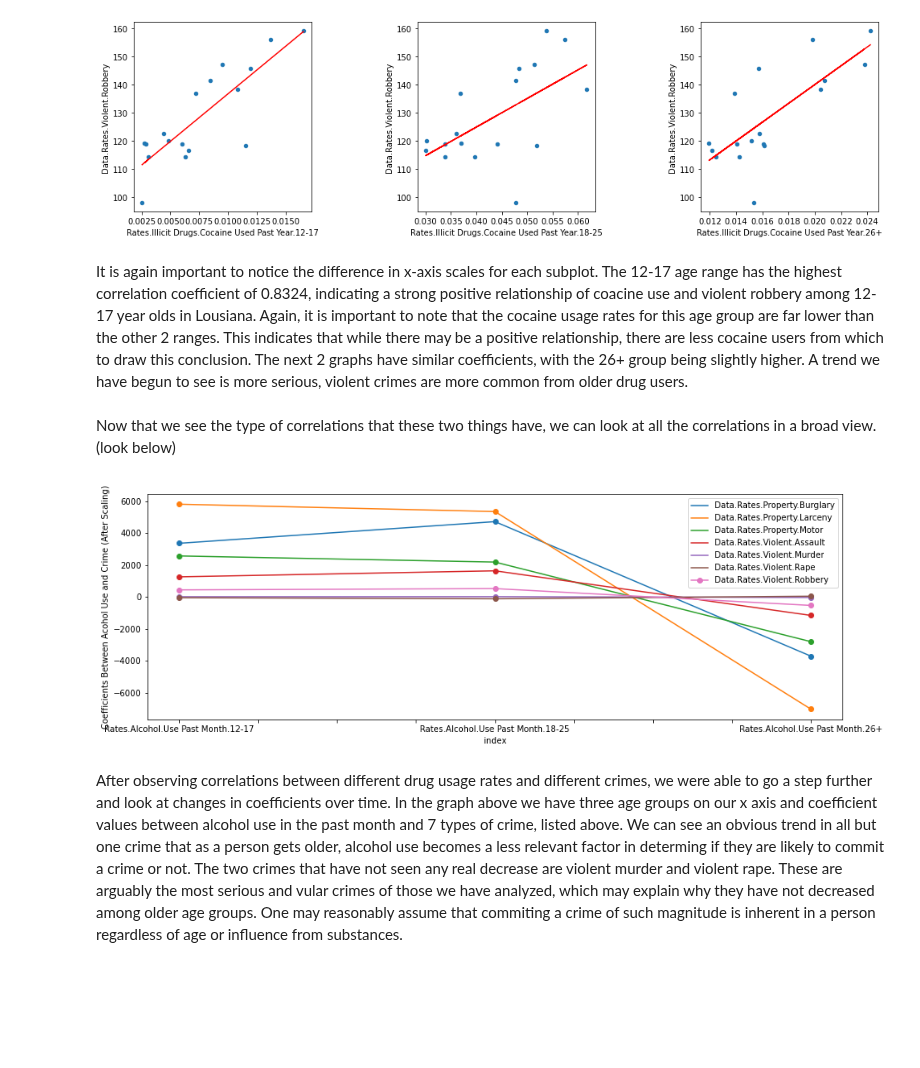
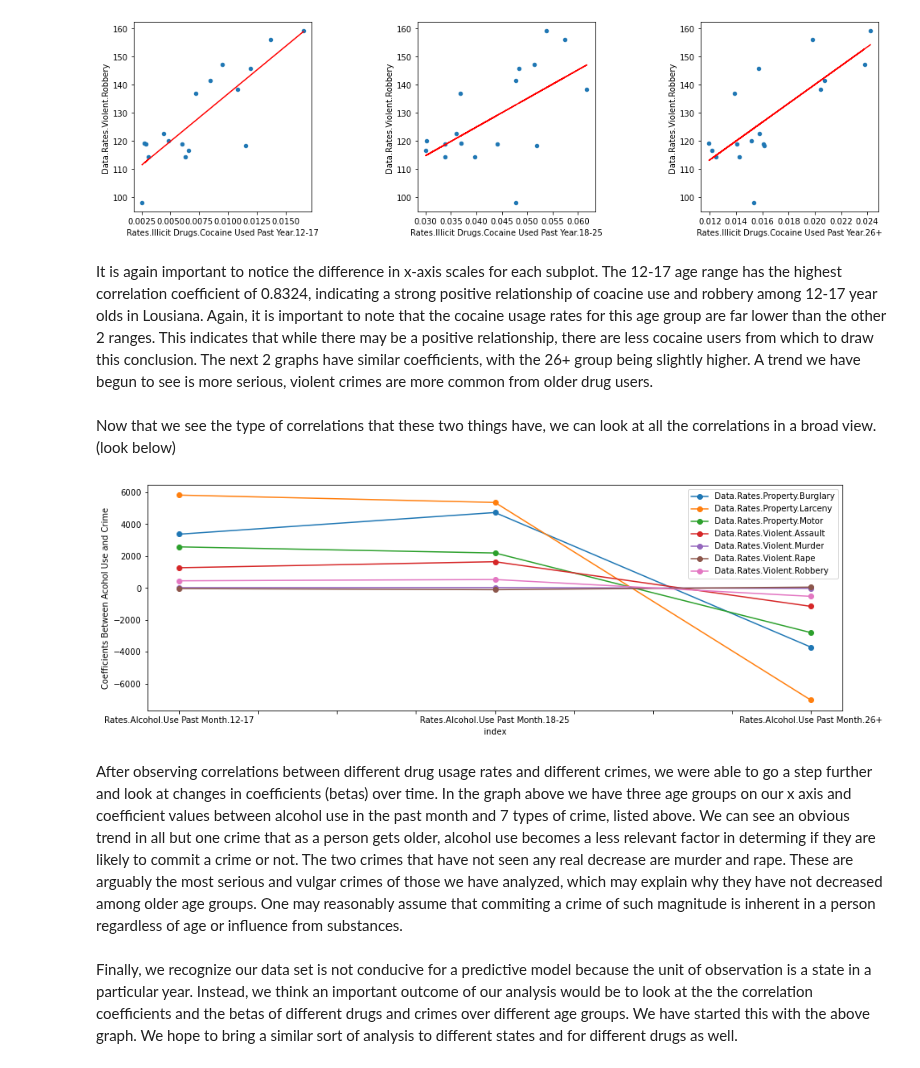
Before and after one commit to jlicht27/jlicht27.github.io, a Jupyter notebook: drugs.ipynb, the cells around one changed output. Saved outputs shown, nothing was run; the diff lists cells and outputs as text; code cells hidden in the pictures; blank space fills up the shorter version.

```diff
--- a/drugs.ipynb
+++ b/drugs.ipynb
@@ -409,36 +409,38 @@ Correlation coefficient for the second graph: 0.5834
 Correlation coefficient for the third graph: 0.7542
 [figure]
 # %% [markdown]
-It is again important to notice the difference in x-axis scales for each subplot. The 12-17 age range has the highest correlation coefficient of 0.8324, indicating a strong positive relationship of coacine use and violent robbery among 12-17 year olds in Lousiana. Again, it is important to note that the cocaine usage rates for this age group are far lower than the other 2 ranges. This indicates that while there may be a positive relationship, there are less cocaine users from which to draw this conclusion. The next 2 graphs have similar coefficients, with the 26+ group being slightly higher. A trend we have begun to see is more serious, violent crimes are more common from older drug users.
+It is again important to notice the difference in x-axis scales for each subplot. The 12-17 age range has the highest correlation coefficient of 0.8324, indicating a strong positive relationship of coacine use and robbery among 12-17 year olds in Lousiana. Again, it is important to note that the cocaine usage rates for this age group are far lower than the other 2 ranges. This indicates that while there may be a positive relationship, there are less cocaine users from which to draw this conclusion. The next 2 graphs have similar coefficients, with the 26+ group being slightly higher. A trend we have begun to see is more serious, violent crimes are more common from older drug users.
 # %% [markdown]
 Now that we see the type of correlations that these two things have, we can look at all the correlations in a broad view. (look below)
 # %%
 xs = ["Rates.Alcohol.Use Past Month.12-17","Rates.Alcohol.Use Past Month.18-25","Rates.Alcohol.Use Past Month.26+"]
 ys = ["Data.Rates.Property.Burglary", "Data.Rates.Property.Larceny", "Data.Rates.Property.Motor",
      "Data.Rates.Violent.Assault", "Data.Rates.Violent.Murder", "Data.Rates.Violent.Rape", "Data.Rates.Violent.Robbery"]
 
-#we then get the coefficients for every combination
+# we then get the coefficients for every combination
 all_coefs = pd.DataFrame({"Crime": ys})
 all_coefs.set_index("Crime", inplace=True)
 for x in xs:
     coefs = []
     for y in ys:
         res = stats.linregress(louisiana_alc[x], louisiana_alc[y])
         coefs.append(res.slope)
     all_coefs[x] = coefs
 all_coefs = all_coefs.transpose()
 all_coefs.reset_index(inplace=True)
 
-#we plot those results here
+# we plot those results here
 fig, ax = plt.subplots()
 
 for col in ys:
     all_coefs.plot.line(x="index", y=col, ax=ax, marker='o')
 
-ax.set_ylabel("Coefficients Between Acohol Use and Crime (After Scaling)");
+ax.set_ylabel("Coefficients Between Acohol Use and Crime");
 fig.set_figheight(5)
 fig.set_figwidth(15)
 # %% [output]
-[figure, old version]
+[figure, new version]
 # %% [markdown]
-After observing correlations between different drug usage rates and different crimes, we were able to go a step further and look at changes in coefficients over time. In the graph above we have three age groups on our x axis and coefficient values between alcohol use in the past month and 7 types of crime, listed above. We can see an obvious trend in all but one crime that as a person gets older, alcohol use becomes a less relevant factor in determing if they are likely to commit a crime or not. The two crimes that have not seen any real decrease are violent murder and violent rape. These are arguably the most serious and vular crimes of those we have analyzed, which may explain why they have not decreased among older age groups. One may reasonably assume that commiting a crime of such magnitude is inherent in a person regardless of age or influence from substances.
+After observing correlations between different drug usage rates and different crimes, we were able to go a step further and look at changes in coefficients (betas) over time. In the graph above we have three age groups on our x axis and coefficient values between alcohol use in the past month and 7 types of crime, listed above. We can see an obvious trend in all but one crime that as a person gets older, alcohol use becomes a less relevant factor in determing if they are likely to commit a crime or not. The two crimes that have not seen any real decrease are murder and rape. These are arguably the most serious and vulgar crimes of those we have analyzed, which may explain why they have not decreased among older age groups. One may reasonably assume that commiting a crime of such magnitude is inherent in a person regardless of age or influence from substances.
+# %% [markdown]
+Finally, we recognize our data set is not conducive for a predictive model because the unit of observation is a state in a particular year. Instead, we think an important outcome of our analysis would be to look at the the correlation coefficients and the betas of different drugs and crimes over different age groups. We have started this with the above graph. We hope to bring a similar sort of analysis to different states and for different drugs as well.
```
Also changed, not shown: parts of 3 cells of this notebook, 1 other file.
